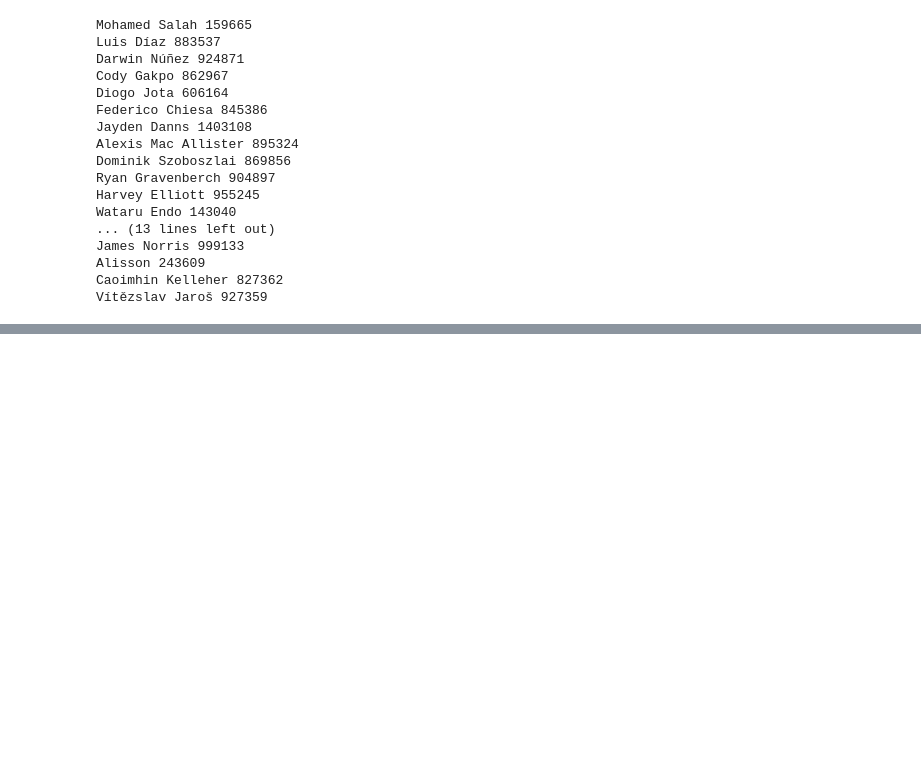
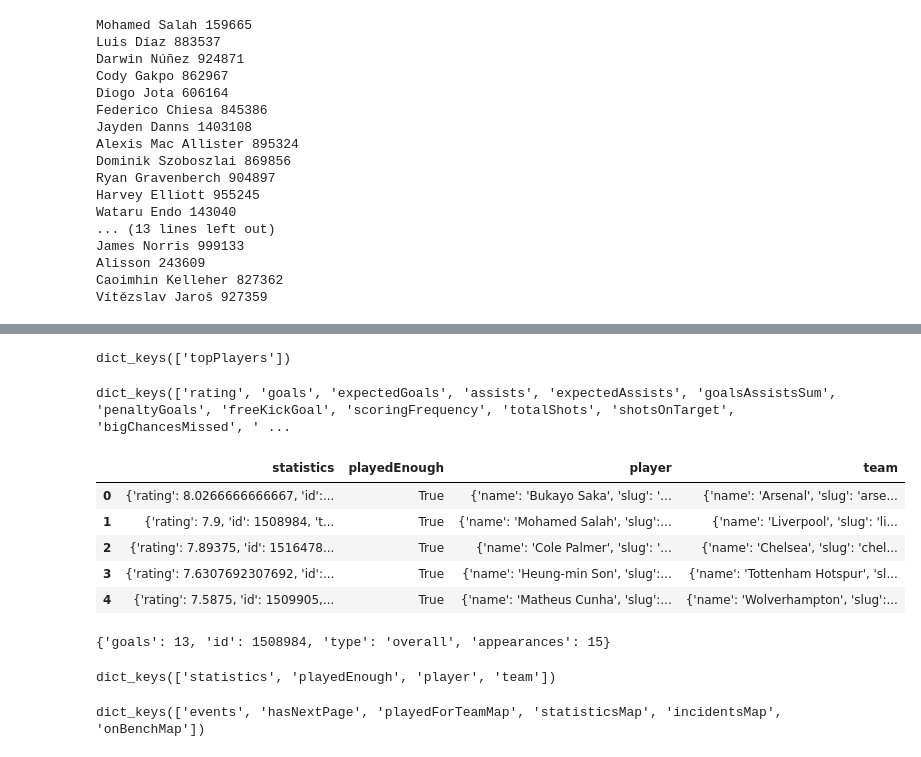
Before and after one commit to mounirfrhn/Premier-League-Simulation, a Jupyter notebook: main.ipynb, the cells around one changed output, grey strips where cells are left out. Cells and saved outputs as stored; diff of their text form; code cells hidden in the pictures; blank space fills up the shorter version.

```diff
--- a/main.ipynb
+++ b/main.ipynb
@@ -516,0 +614,52 @@ def players_list(teamID):
+# %%
+url = "https://sofascore.p.rapidapi.com/tournaments/get-top-players"
+
+querystring = {"tournamentId":"17","seasonId":"61627"}
+
+headers = {
+	"x-rapidapi-key": "907d632ea8msh68ae39edcd3e093p12aec1jsn634659190a4b",
+	"x-rapidapi-host": "sofascore.p.rapidapi.com"
+}
+
+response = requests.get(url, headers=headers, params=querystring)
+resp = response.json()
+resp.keys()
+# %% [output]
+dict_keys(['topPlayers'])
+# %%
+resp['topPlayers'].keys()
+# %% [output]
+dict_keys(['rating', 'goals', 'expectedGoals', 'assists', 'expectedAssists', 'goalsAssistsSum', 'penaltyGoals', 'freeKickGoal', 'scoringFrequency', 'totalShots', 'shotsOnTarget', 'bigChancesMissed', ' ...
+# %%
+pd.DataFrame.from_records(resp['topPlayers']['rating']).head()
+# %% [output]
+|  | statistics | playedEnough | player | team |
+| 0 | {'rating': 8.0266666666667, 'id':... | True | {'name': 'Bukayo Saka', 'slug': '... | {'name': 'Arsenal', 'slug': 'arse... |
+| 1 | {'rating': 7.9, 'id': 1508984, 't... | True | {'name': 'Mohamed Salah', 'slug':... | {'name': 'Liverpool', 'slug': 'li... |
+| 2 | {'rating': 7.89375, 'id': 1516478... | True | {'name': 'Cole Palmer', 'slug': '... | {'name': 'Chelsea', 'slug': 'chel... |
+| 3 | {'rating': 7.6307692307692, 'id':... | True | {'name': 'Heung-min Son', 'slug':... | {'name': 'Tottenham Hotspur', 'sl... |
+| 4 | {'rating': 7.5875, 'id': 1509905,... | True | {'name': 'Matheus Cunha', 'slug':... | {'name': 'Wolverhampton', 'slug':... |
+# %%
+resp['topPlayers']['goals'][0]['statistics']
+# %% [output]
+{'goals': 13, 'id': 1508984, 'type': 'overall', 'appearances': 15}
+# %%
+resp['topPlayers']['goals'][0].keys()
+# %% [output]
+dict_keys(['statistics', 'playedEnough', 'player', 'team'])
+# %%
+url = "https://sofascore.p.rapidapi.com/players/get-matches"
+
+querystring = {"playerId":"159665","pageIndex":"0"}
+
+headers = {
+	"x-rapidapi-key": "907d632ea8msh68ae39edcd3e093p12aec1jsn634659190a4b",
+	"x-rapidapi-host": "sofascore.p.rapidapi.com"
+}
+
+response = requests.get(url, headers=headers, params=querystring)
+
+resp = response.json()
+resp.keys()
+# %% [output]
+dict_keys(['events', 'hasNextPage', 'playedForTeamMap', 'statisticsMap', 'incidentsMap', 'onBenchMap'])
```
Also changed, not shown: parts of 10 cells of this notebook.
